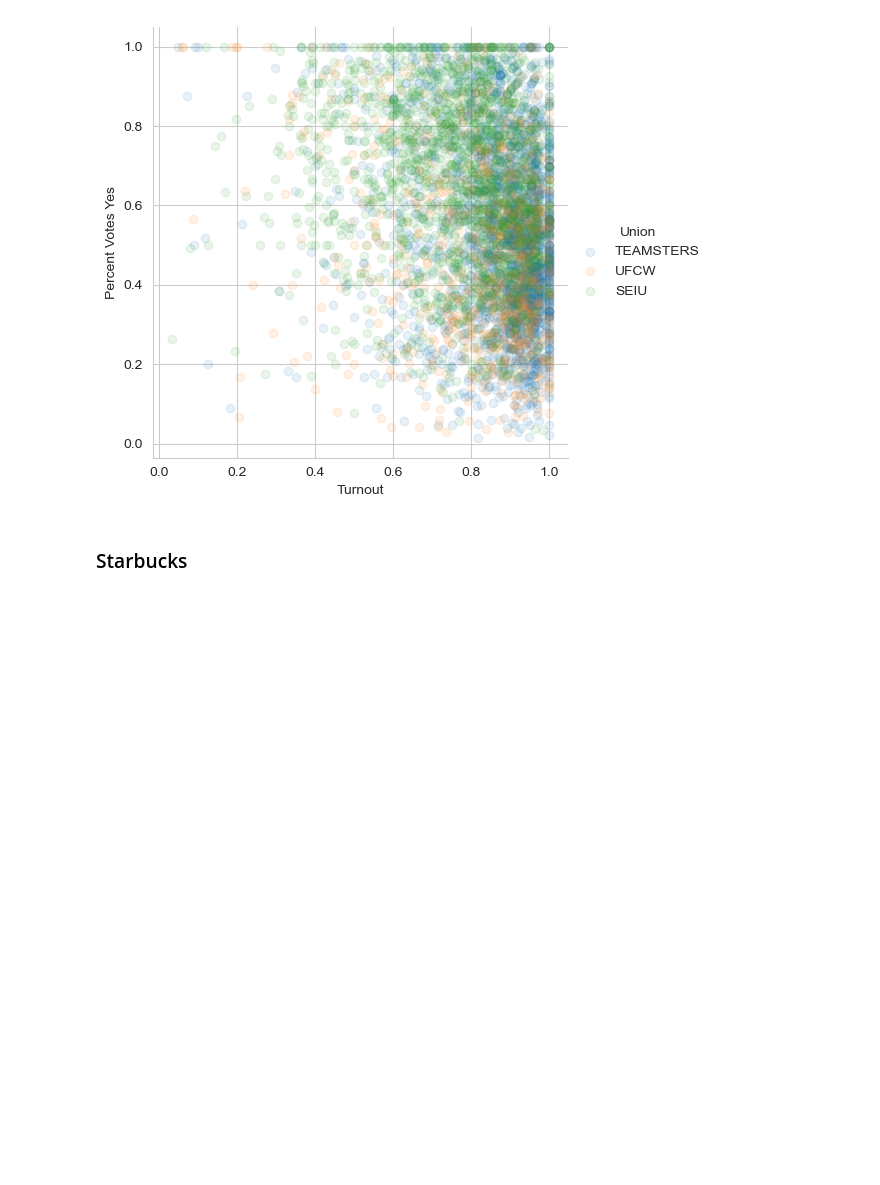
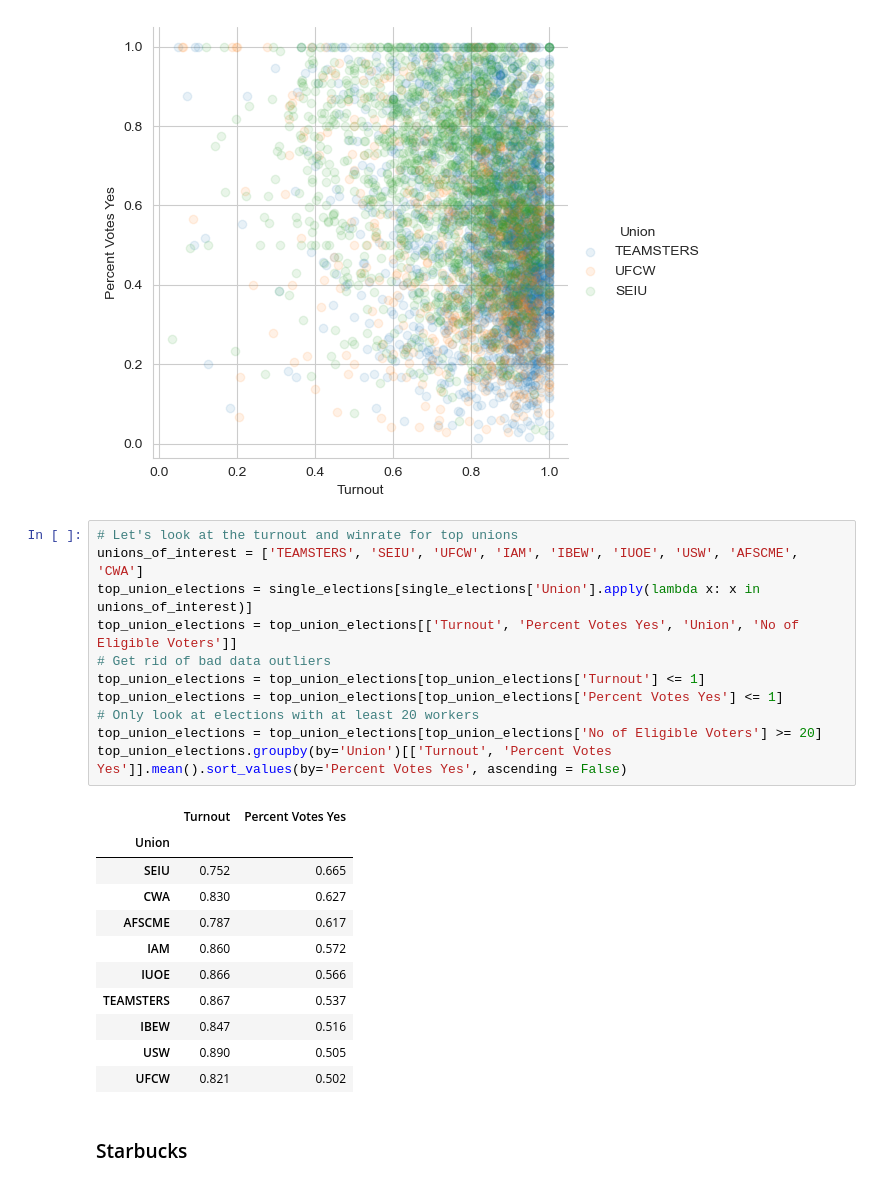
Before and after one commit to AmziJeffs/LaborData, a Jupyter notebook: ElectionsAnalysis.ipynb, the cells around one changed output. Saved outputs shown, nothing was run; the diff lists cells and outputs as text; blank space fills up the shorter version.

Commit message:
Compute average turnout and votes yes for unions with many elections

```diff
--- a/ElectionsAnalysis.ipynb
+++ b/ElectionsAnalysis.ipynb
@@ -220,6 +220,29 @@ sns.lmplot(x = 'Turnout', y='Percent Votes Yes', data = top_union_elections,
 plt.show()
 # %% [output]
 [figure]
+# %%
+# Let's look at the turnout and winrate for top unions
+unions_of_interest = ['TEAMSTERS', 'SEIU', 'UFCW', 'IAM', 'IBEW', 'IUOE', 'USW', 'AFSCME', 'CWA']
+top_union_elections = single_elections[single_elections['Union'].apply(lambda x: x in unions_of_interest)]
+top_union_elections = top_union_elections[['Turnout', 'Percent Votes Yes', 'Union', 'No of Eligible Voters']]
+# Get rid of bad data outliers
+top_union_elections = top_union_elections[top_union_elections['Turnout'] <= 1]
+top_union_elections = top_union_elections[top_union_elections['Percent Votes Yes'] <= 1]
+# Only look at elections with at least 20 workers
+top_union_elections = top_union_elections[top_union_elections['No of Eligible Voters'] >= 20]
+top_union_elections.groupby(by='Union')[['Turnout', 'Percent Votes Yes']].mean().sort_values(by='Percent Votes Yes', ascending = False)
+# %% [output]
+|  | Turnout | Percent Votes Yes |
+| Union |  |  |
+| SEIU | 0.752 | 0.665 |
+| CWA | 0.830 | 0.627 |
+| AFSCME | 0.787 | 0.617 |
+| IAM | 0.860 | 0.572 |
+| IUOE | 0.866 | 0.566 |
+| TEAMSTERS | 0.867 | 0.537 |
+| IBEW | 0.847 | 0.516 |
+| USW | 0.890 | 0.505 |
+| UFCW | 0.821 | 0.502 |
 # %% [markdown]
 ### Starbucks
 # %%
```
Also changed, not shown: parts of 10 cells of this notebook.
